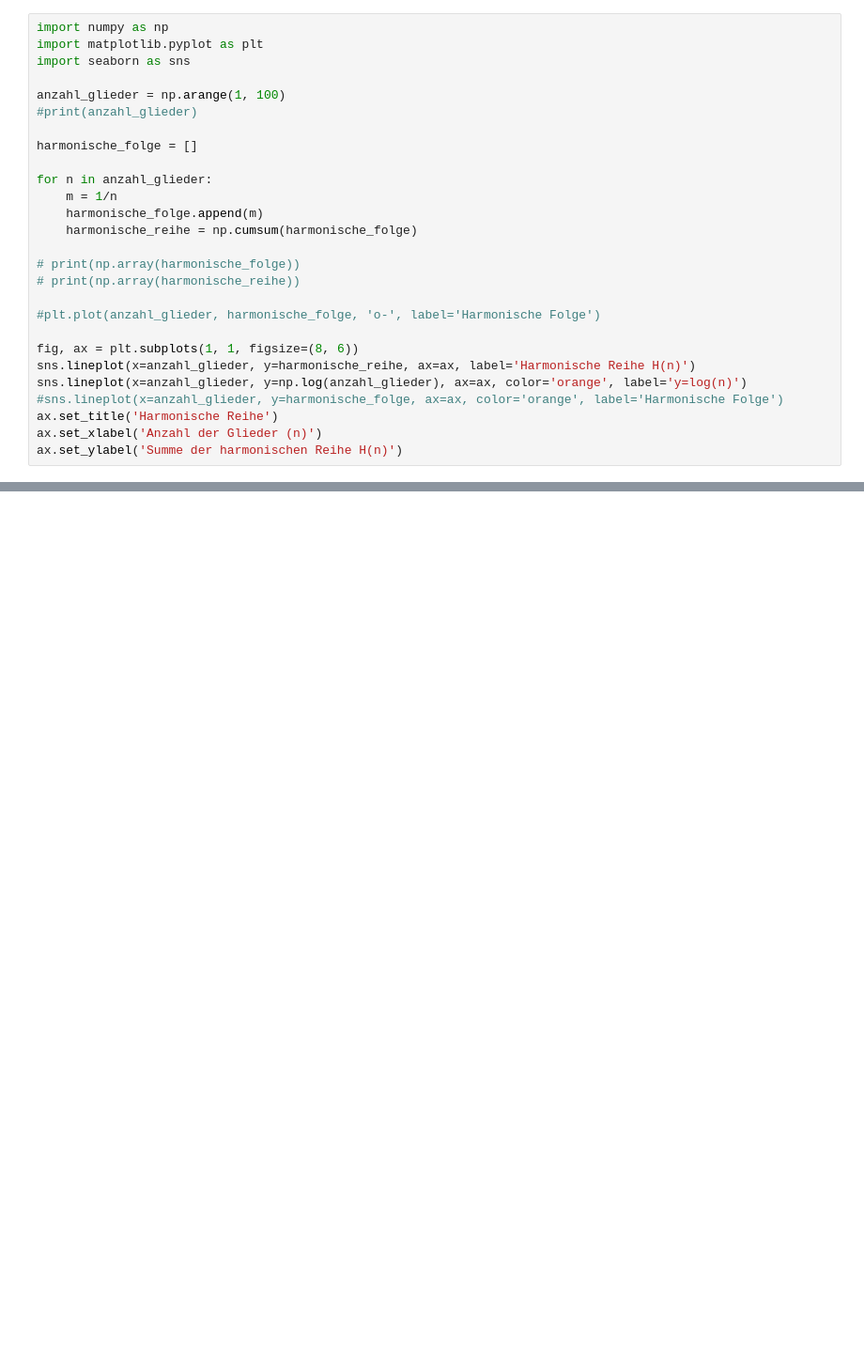
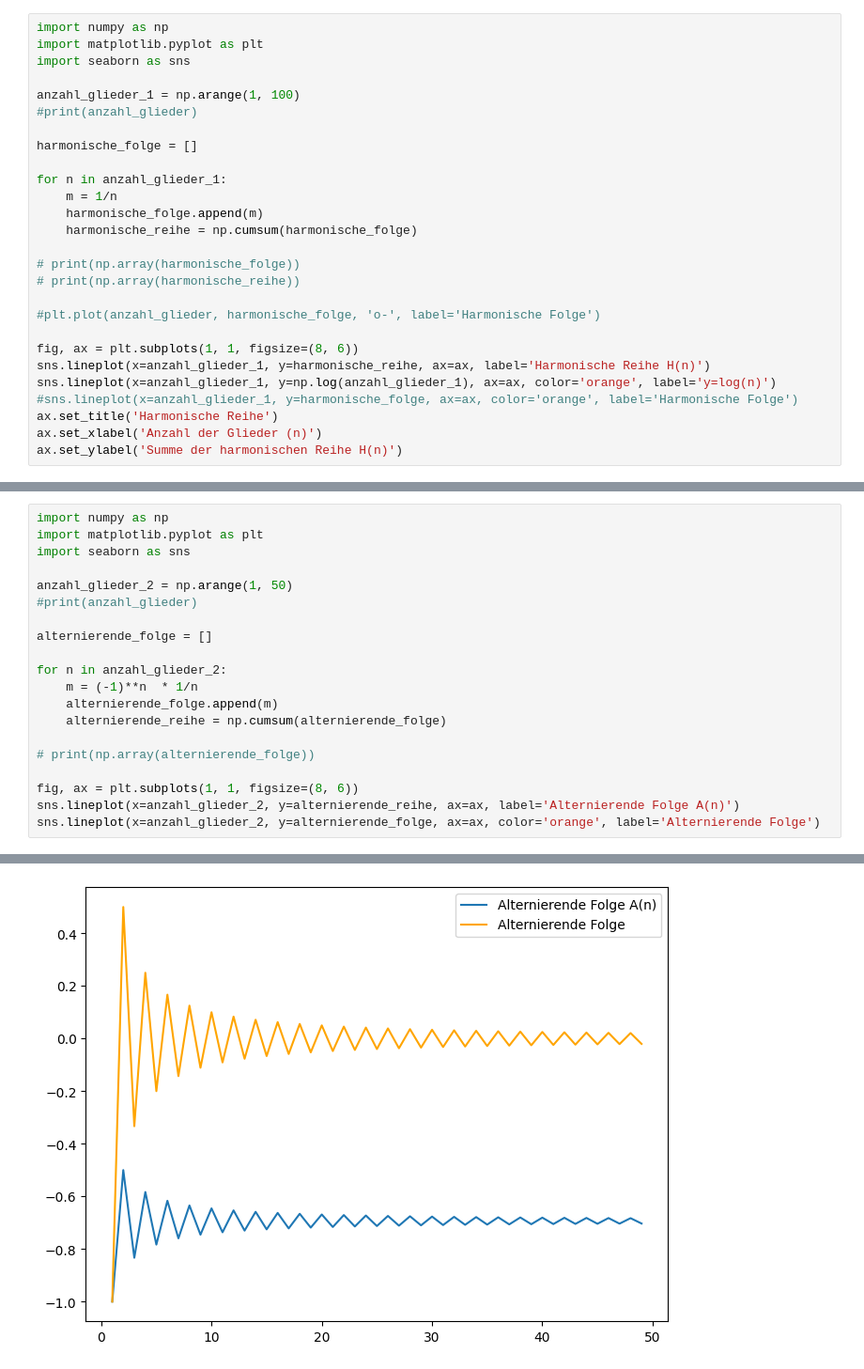
Before and after one commit to pauljado/math_practice, a Jupyter notebook: convergenc_plot.ipynb, the cells around one changed output, grey strips where cells are left out. Shown: that part at 94% size. Cells and saved outputs as stored; diff of their text form; blank space fills up the shorter version.

Commit message:
Äquivalenter Code zur alternierenden Reihe und Plot

```diff
--- a/convergenc_plot.ipynb
+++ b/convergenc_plot.ipynb
@@ -3,12 +3,12 @@ import numpy as np
 import matplotlib.pyplot as plt
 import seaborn as sns
 
-anzahl_glieder = np.arange(1, 100)
+anzahl_glieder_1 = np.arange(1, 100)
 #print(anzahl_glieder)
 
 harmonische_folge = []
 
-for n in anzahl_glieder:
+for n in anzahl_glieder_1:
     m = 1/n
     harmonische_folge.append(m)
     harmonische_reihe = np.cumsum(harmonische_folge)
@@ -19,12 +19,33 @@ for n in anzahl_glieder:
 #plt.plot(anzahl_glieder, harmonische_folge, 'o-', label='Harmonische Folge')
 
 fig, ax = plt.subplots(1, 1, figsize=(8, 6))
-sns.lineplot(x=anzahl_glieder, y=harmonische_reihe, ax=ax, label='Harmonische Reihe H(n)')
-sns.lineplot(x=anzahl_glieder, y=np.log(anzahl_glieder), ax=ax, color='orange', label='y=log(n)')
-#sns.lineplot(x=anzahl_glieder, y=harmonische_folge, ax=ax, color='orange', label='Harmonische Folge')
+sns.lineplot(x=anzahl_glieder_1, y=harmonische_reihe, ax=ax, label='Harmonische Reihe H(n)')
+sns.lineplot(x=anzahl_glieder_1, y=np.log(anzahl_glieder_1), ax=ax, color='orange', label='y=log(n)')
+#sns.lineplot(x=anzahl_glieder_1, y=harmonische_folge, ax=ax, color='orange', label='Harmonische Folge')
 ax.set_title('Harmonische Reihe')
 ax.set_xlabel('Anzahl der Glieder (n)')
 ax.set_ylabel('Summe der harmonischen Reihe H(n)')
 # %% [output]
 Text(0, 0.5, 'Summe der harmonischen Reihe H(n)')
 [figure]
+# %%
+import numpy as np
+import matplotlib.pyplot as plt
+import seaborn as sns
+
+anzahl_glieder_2 = np.arange(1, 50)
+#print(anzahl_glieder)
+
+alternierende_folge = []
+
+for n in anzahl_glieder_2:
+    m = (-1)**n  * 1/n
+    alternierende_folge.append(m)
+    alternierende_reihe = np.cumsum(alternierende_folge)
+
+# print(np.array(alternierende_folge))
+
+fig, ax = plt.subplots(1, 1, figsize=(8, 6))
+sns.lineplot(x=anzahl_glieder_2, y=alternierende_reihe, ax=ax, label='Alternierende Folge A(n)')
+sns.lineplot(x=anzahl_glieder_2, y=alternierende_folge, ax=ax, color='orange', label='Alternierende Folge')
+# %% [output]
@@ -30,0 +53 @@ Text(0, 0.5, 'Summe der harmonischen Reihe H(n)')
+[figure, added]
```
Also changed, not shown: parts of 1 cell of this notebook.
